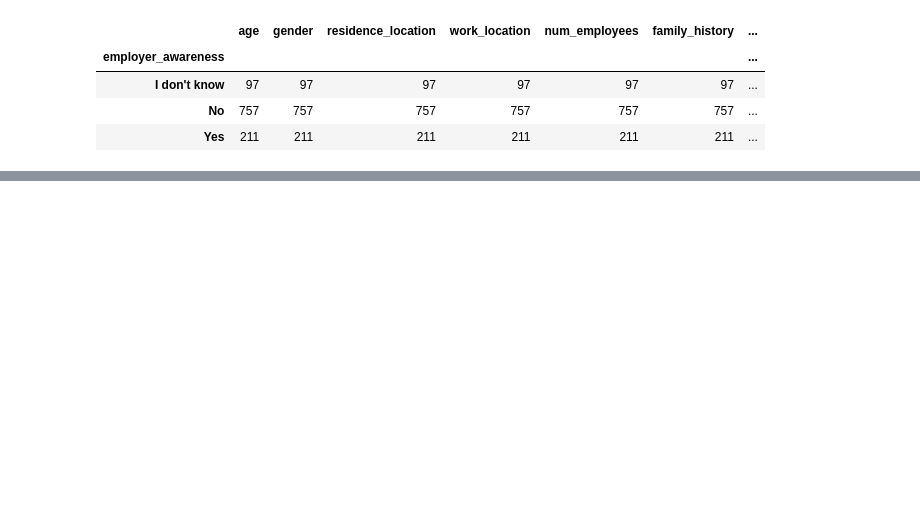
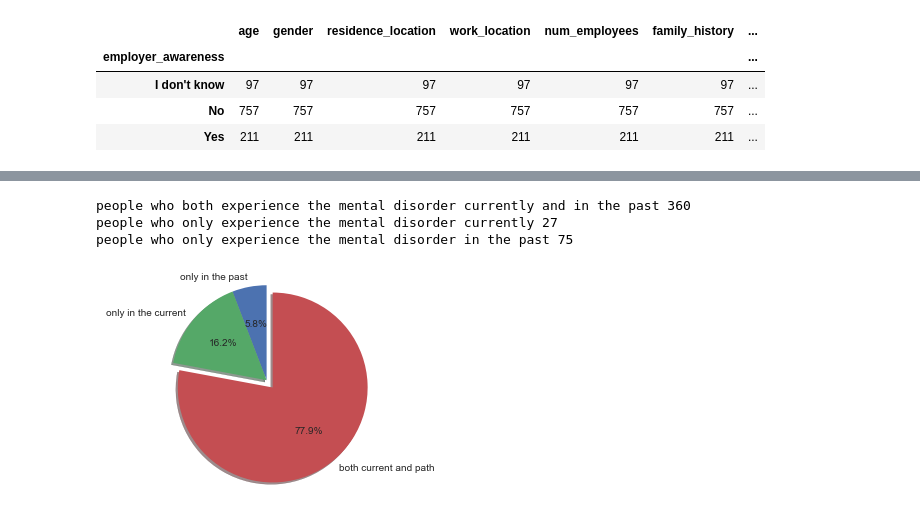
Before and after one commit to ncmatson/SMU_ML_Labs, a Jupyter notebook: Lab1+Zihao.ipynb, the cells around one changed output, grey strips where cells are left out. Cells and saved outputs as stored; diff of their text form; code cells hidden in the pictures; blank space fills up the shorter version.

Commit message:
visual

```diff
--- a/Lab1+Zihao.ipynb
+++ b/Lab1+Zihao.ipynb
@@ -314,0 +306,27 @@ plt.show()
+# %%
+df_both = df[(df['current_state'] == 1) & (df['past_history'] == 1)]
+df_both
+print('people who both experience the mental disorder currently and in the past '+ str(df_both.age.count()))
+
+df_current = df[(df['current_state'] == 1) & (df['past_history'] == 0)]
+print('people who only experience the mental disorder currently '+ str(df_current.age.count()))
+
+df_past = df[(df['current_state'] == 0) & (df['past_history'] == 1)]
+print('people who only experience the mental disorder in the past '+ str(df_past.age.count()))
+# %% [output]
+people who both experience the mental disorder currently and in the past 360
+people who only experience the mental disorder currently 27
+people who only experience the mental disorder in the past 75
+# %%
+labels = ['only in the past','only in the current', 'both current and path']
+sizes = [27,75,360]
+explode = (0,0,0.1)
+
+fig1, ax1 = plt.subplots()
+ax1.pie(sizes, explode=explode, labels=labels, autopct='%1.1f%%',
+        shadow=True, startangle=90)
+ax1.axis('equal')  # Equal aspect ratio ensures that pie is drawn as a circle.
+
+plt.show()
+# %% [output]
+[figure, added]
```
Also changed, not shown: parts of 13 cells of this notebook.
